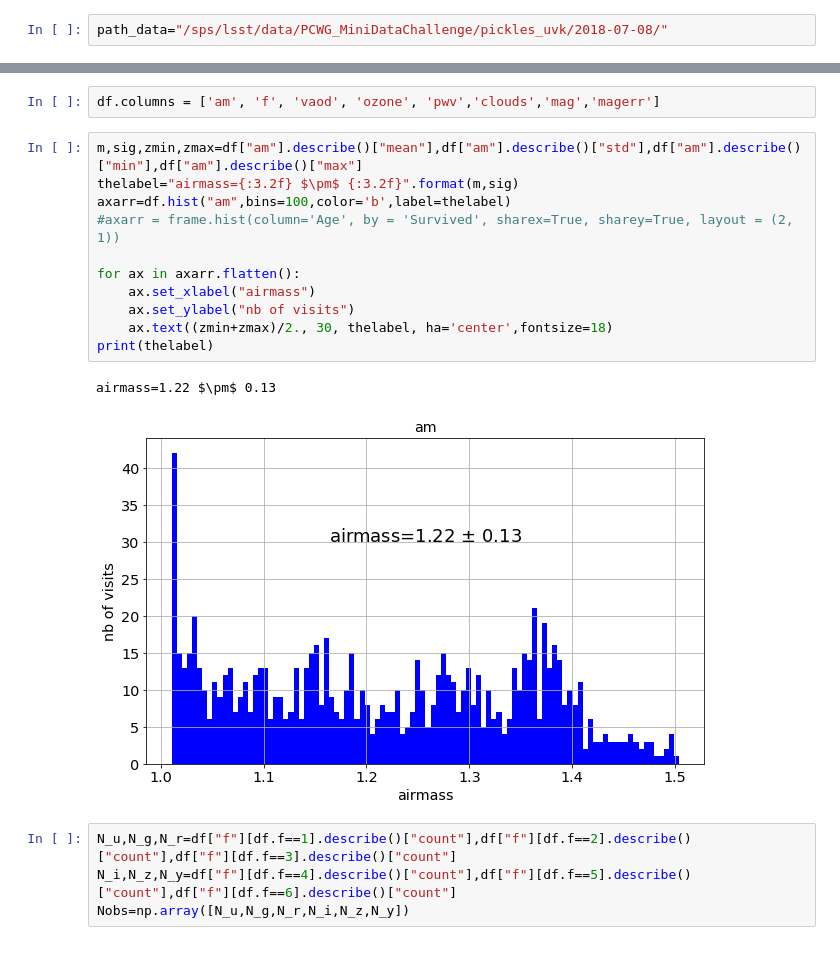
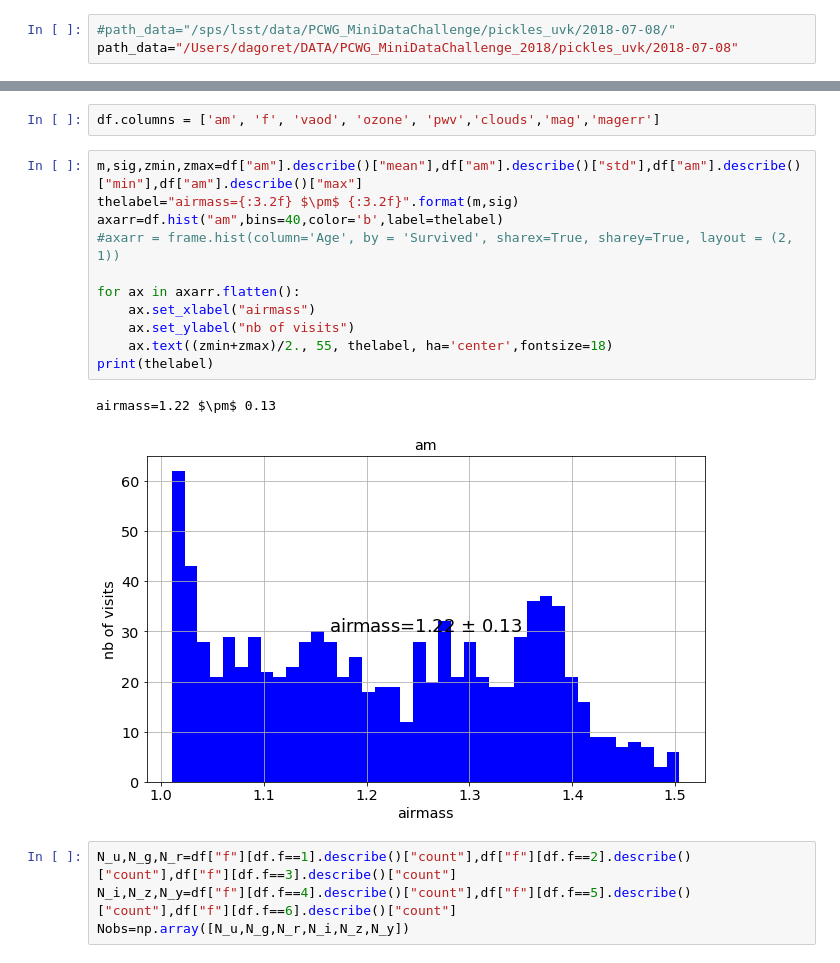
Before and after one commit to LSSTDESC/OpenAtmMiniDataChallenge, a Jupyter notebook: ViewSimuResult.ipynb, the cells around one changed output, grey strips where cells are left out. Cells and saved outputs as stored; diff of their text form.

```diff
--- a/ViewSimuResult.ipynb
+++ b/ViewSimuResult.ipynb
@@ -33,4 +33,5 @@ NBFILT=len(all_filternum)
 # %% [markdown]
 # Input Data
 # %%
-path_data="/sps/lsst/data/PCWG_MiniDataChallenge/pickles_uvk/2018-07-08/"
+#path_data="/sps/lsst/data/PCWG_MiniDataChallenge/pickles_uvk/2018-07-08/"
+path_data="/Users/dagoret/DATA/PCWG_MiniDataChallenge_2018/pickles_uvk/2018-07-08"
@@ -67,17 +70,17 @@ df.columns = ['am', 'f', 'vaod', 'ozone', 'pwv','clouds','mag','magerr']
 # %%
 m,sig,zmin,zmax=df["am"].describe()["mean"],df["am"].describe()["std"],df["am"].describe()["min"],df["am"].describe()["max"]
 thelabel="airmass={:3.2f} $\pm$ {:3.2f}".format(m,sig)
-axarr=df.hist("am",bins=100,color='b',label=thelabel)
+axarr=df.hist("am",bins=40,color='b',label=thelabel)
 #axarr = frame.hist(column='Age', by = 'Survived', sharex=True, sharey=True, layout = (2, 1))
 
 for ax in axarr.flatten():
     ax.set_xlabel("airmass")
     ax.set_ylabel("nb of visits")
-    ax.text((zmin+zmax)/2., 30, thelabel, ha='center',fontsize=18)
+    ax.text((zmin+zmax)/2., 55, thelabel, ha='center',fontsize=18)
 print(thelabel)
 # %% [output]
 airmass=1.22 $\pm$ 0.13
-[figure, old version]
+[figure, new version]
 # %%
 N_u,N_g,N_r=df["f"][df.f==1].describe()["count"],df["f"][df.f==2].describe()["count"],df["f"][df.f==3].describe()["count"]
 N_i,N_z,N_y=df["f"][df.f==4].describe()["count"],df["f"][df.f==5].describe()["count"],df["f"][df.f==6].describe()["count"]
```
Also changed, not shown: parts of 11 cells of this notebook, 1 other file.
